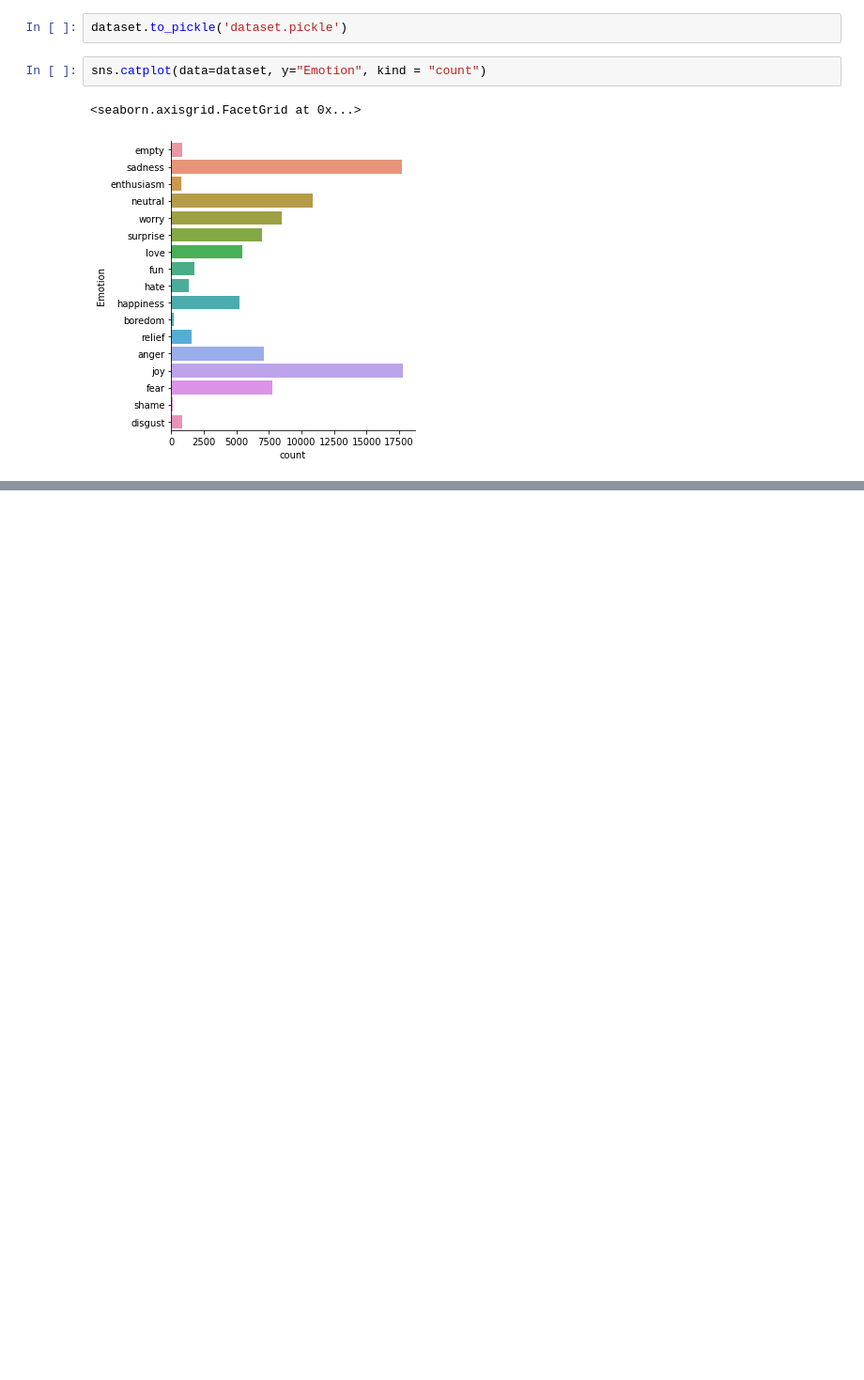
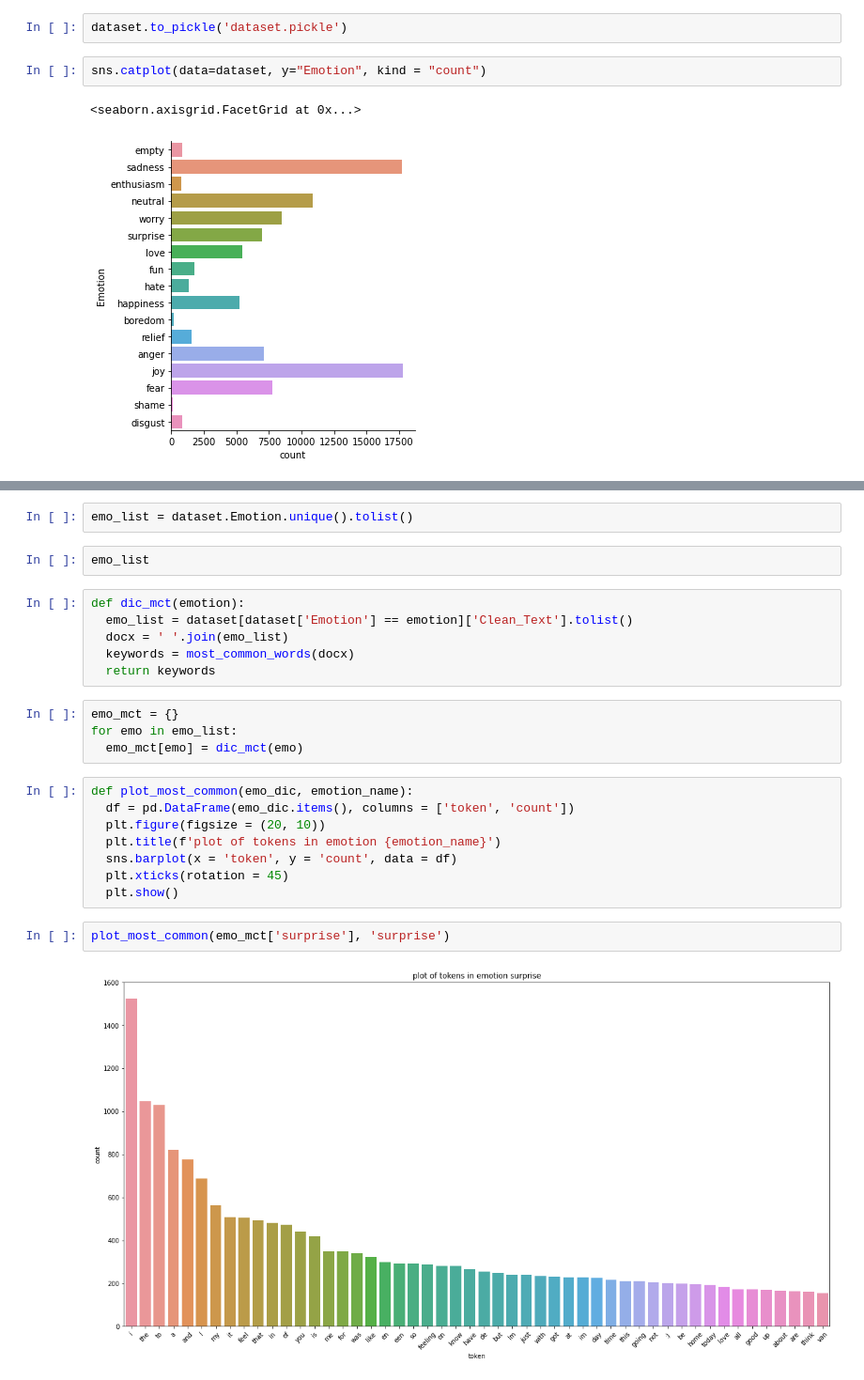
Before and after one commit to emadeldinadel2022/EmotionRecognitionText, a Jupyter notebook: emotion_recognition_with_text.ipynb, the cells around one changed output, grey strips where cells are left out. Shown at 94% size. Drawn from its saved outputs; the diff is of its cells as text; blank space fills up the shorter version.

```diff
--- a/emotion_recognition_with_text.ipynb
+++ b/emotion_recognition_with_text.ipynb
@@ -88,0 +229,26 @@ sns.catplot(data=dataset, y="Emotion", kind = "count")
+# %%
+emo_list = dataset.Emotion.unique().tolist()
+# %%
+emo_list
+# %%
+def dic_mct(emotion):
+  emo_list = dataset[dataset['Emotion'] == emotion]['Clean_Text'].tolist()
+  docx = ' '.join(emo_list)
+  keywords = most_common_words(docx)
+  return keywords
+# %%
+emo_mct = {}
+for emo in emo_list:
+  emo_mct[emo] = dic_mct(emo)
+# %%
+def plot_most_common(emo_dic, emotion_name):
+  df = pd.DataFrame(emo_dic.items(), columns = ['token', 'count'])
+  plt.figure(figsize = (20, 10))
+  plt.title(f'plot of tokens in emotion {emotion_name}')
+  sns.barplot(x = 'token', y = 'count', data = df)
+  plt.xticks(rotation = 45)
+  plt.show()
+# %%
+plot_most_common(emo_mct['surprise'], 'surprise')
+# %% [output]
+[figure, added]
```
Also changed, not shown: parts of 55 cells of this notebook.
